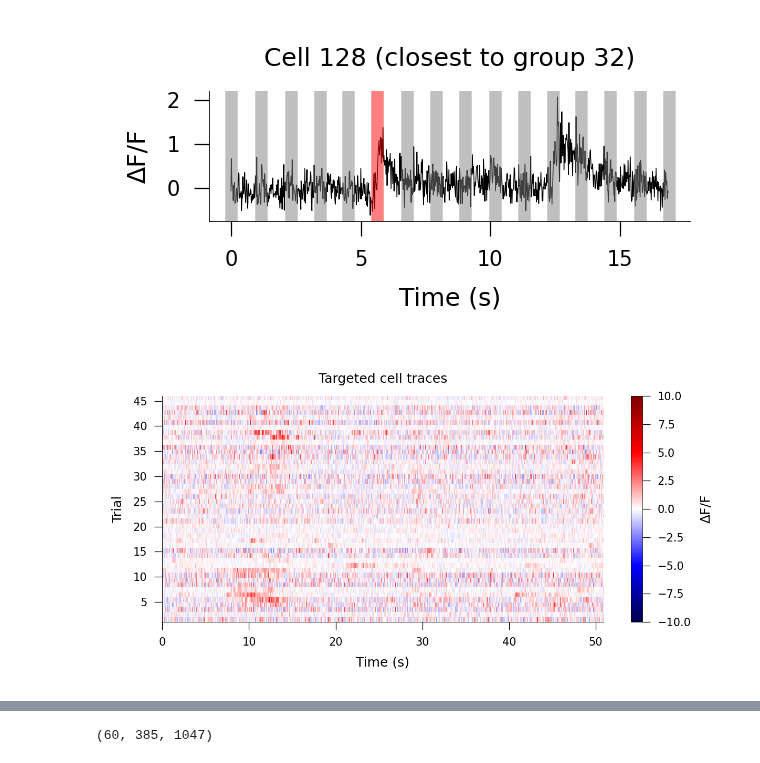
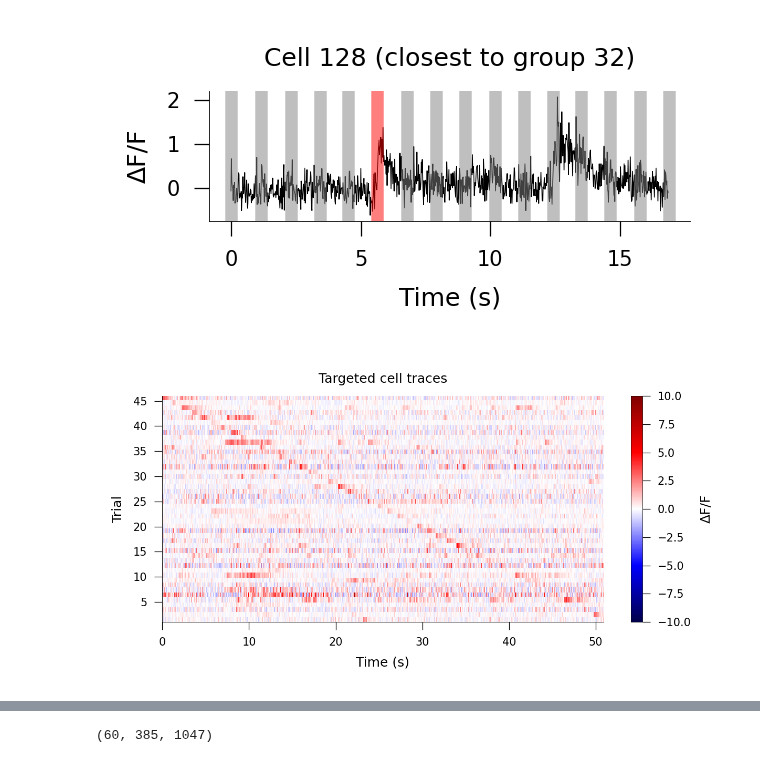
Before and after one commit to AllenNeuralDynamics/AIND-CNC-BCI-Workshop, a Jupyter notebook: code/plotting_photostim.ipynb, the cells around one changed output, grey strips where cells are left out. Saved outputs shown, nothing was run; the diff lists cells and outputs as text; code cells hidden in the pictures.

```diff
--- a/code/plotting_photostim.ipynb
+++ b/code/plotting_photostim.ipynb
@@ -190,40 +190,40 @@ stim_frames = events['start_frame'].values
 groups = events['group_index'].values
 
 # ROI coordinates
-centroids = get_roi_centroids(soma_segmentation)
+centroids = get_roi_centroids(image_segmentation)
 roi_coords = np.stack((centroids[:, 0], centroids[:, 1]), axis=1)
 
 # Group stim coordinates
 group_means = photostim[photostim.stim_name == 'photostim'] \
     .groupby('group_index')[['laser_stim_x', 'laser_stim_y']].mean()
 stim_coords = group_means.loc[groups].values
 
 # Compute stimDist
 stimDist = np.linalg.norm(roi_coords[:, None, :] - stim_coords[None, :, :], axis=2)
 
 # Determine which cell was targeted on each trial
 target_cells = [np.argmin(stimDist[:, i]) for i in range(len(groups))]
 
 # Shared time window (absolute time)
 start_f = max(0, stim_frames[0] - pre_f)
 stop_f = min(len(dff), stim_frames[-1] + post_f)
 t = np.arange(start_f, stop_f) / frame_rate
 
 # Extract traces for each targeted cell over this window
 traces = np.array([dff[start_f:stop_f, cell] for cell in target_cells])
 
 # Plot heatmap
 plt.figure(figsize=(4, 2))
 plt.imshow(traces, aspect='auto', cmap='seismic', vmin=-10, vmax=10,
            extent=[t[0], t[-1], 1, len(traces)],interpolation = 'none')
 plt.xlabel('Time (s)')
 plt.ylabel('Trial')
 plt.title('Targeted cell traces')
 plt.colorbar(label='ΔF/F')
 plt.tight_layout()
 plt.show()
 # %% [output]
-[figure, old version]
+[figure, new version]
 # %%
 # Pick a photostim group
 gi = 6
```
Also changed, not shown: parts of 1 cell of this notebook, 1 other file.
